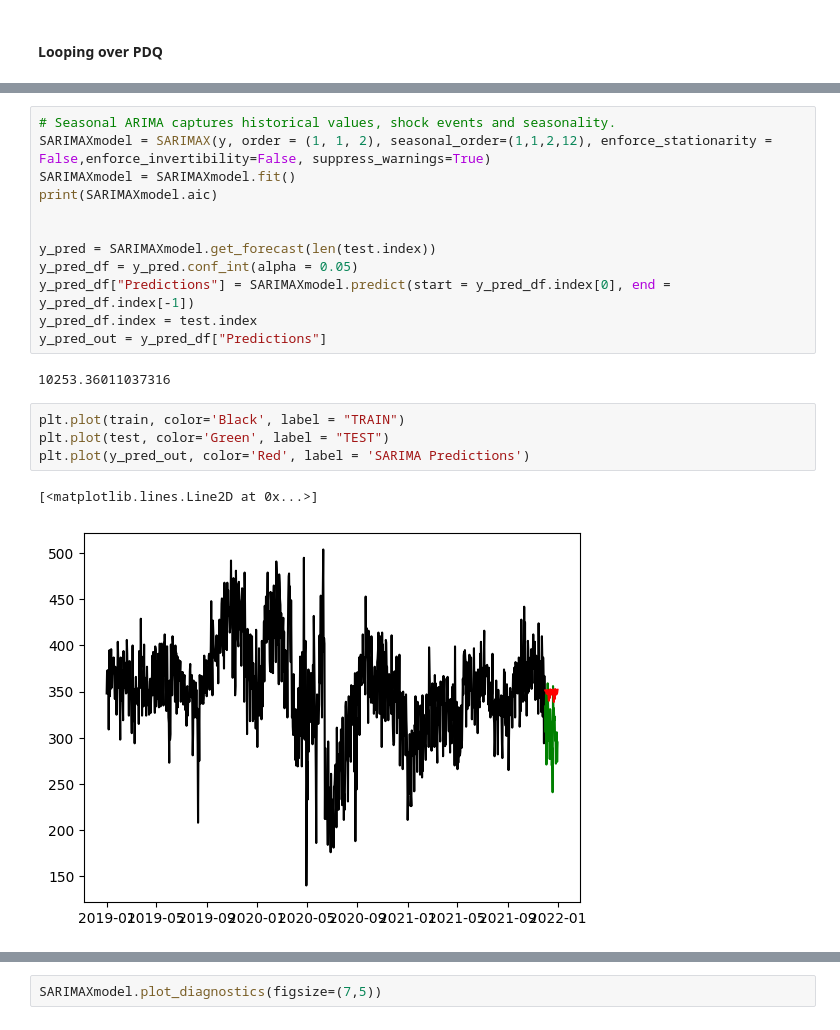
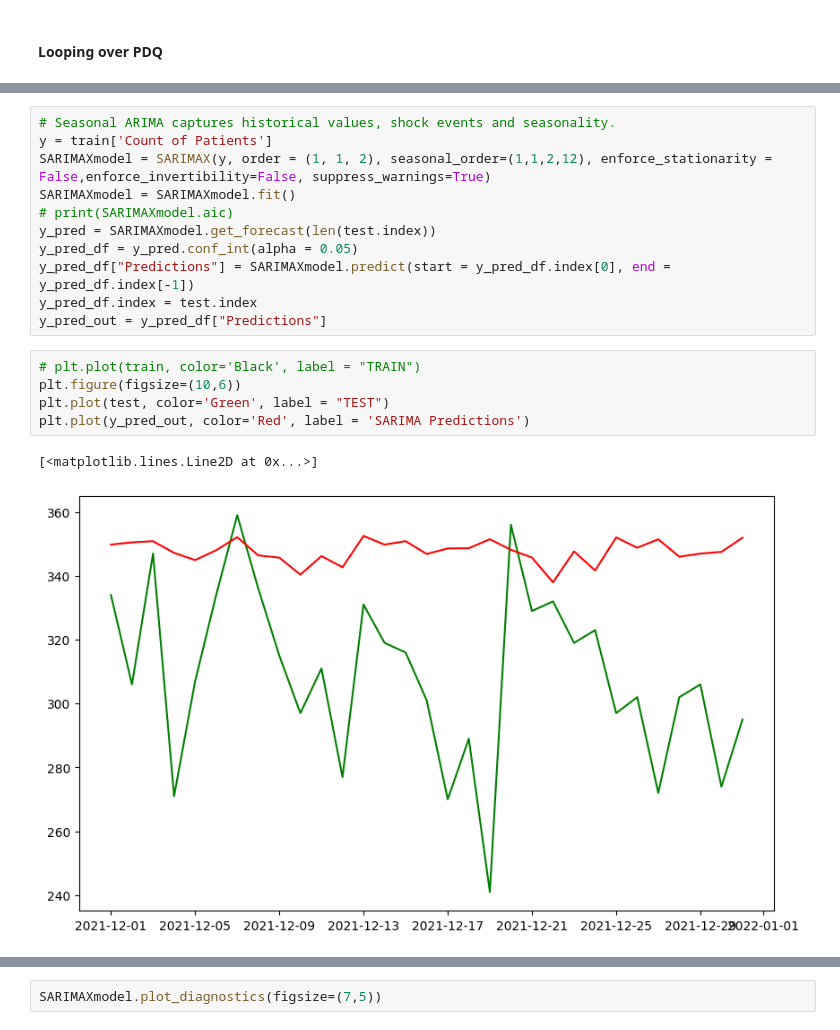
Before and after one commit to sumaiyahchinoy/er-dashboard-fyp-cronpipeline, a Jupyter notebook: TSModelling(Notebook).ipynb, the cells around one changed output, grey strips where cells are left out. Saved outputs shown, nothing was run; the diff lists cells and outputs as text.

```diff
--- a/TSModelling(Notebook).ipynb
+++ b/TSModelling(Notebook).ipynb
@@ -370,25 +376,23 @@ ARIMA(0, 1, 1)x(0, 1, 2, 12)12 - AIC:10285.022416559956
 ... (67 outputs left out)
 # %%
 # Seasonal ARIMA captures historical values, shock events and seasonality.
+y = train['Count of Patients']
 SARIMAXmodel = SARIMAX(y, order = (1, 1, 2), seasonal_order=(1,1,2,12), enforce_stationarity = False,enforce_invertibility=False, suppress_warnings=True)
 SARIMAXmodel = SARIMAXmodel.fit()
-print(SARIMAXmodel.aic)
-
-
+# print(SARIMAXmodel.aic)
 y_pred = SARIMAXmodel.get_forecast(len(test.index))
 y_pred_df = y_pred.conf_int(alpha = 0.05)
 y_pred_df["Predictions"] = SARIMAXmodel.predict(start = y_pred_df.index[0], end = y_pred_df.index[-1])
 y_pred_df.index = test.index
 y_pred_out = y_pred_df["Predictions"]
-# %% [output]
-10253.36011037316
 # %%
-plt.plot(train, color='Black', label = "TRAIN")
+# plt.plot(train, color='Black', label = "TRAIN")
+plt.figure(figsize=(10,6))
 plt.plot(test, color='Green', label = "TEST")
 plt.plot(y_pred_out, color='Red', label = 'SARIMA Predictions')
 # %% [output]
 [<matplotlib.lines.Line2D at 0x...>]
-[figure, old version]
+[figure, new version]
 # %%
 
 sarima_rmse = np.sqrt(mean_squared_error(test['Count of Patients'], y_pred_df["Predictions"]))
```
Also changed, not shown: parts of 25 cells of this notebook.
